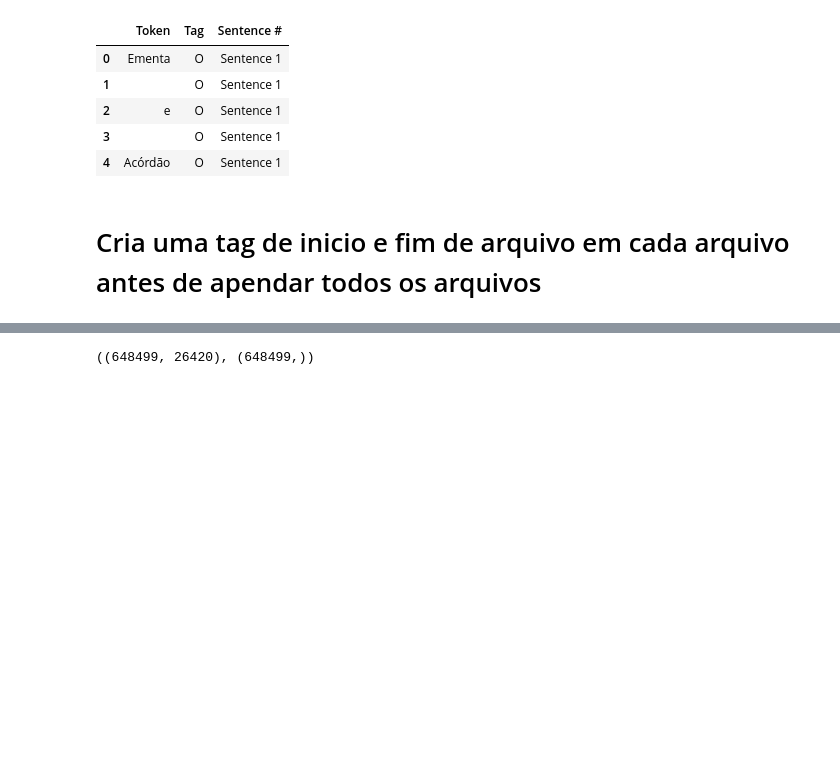
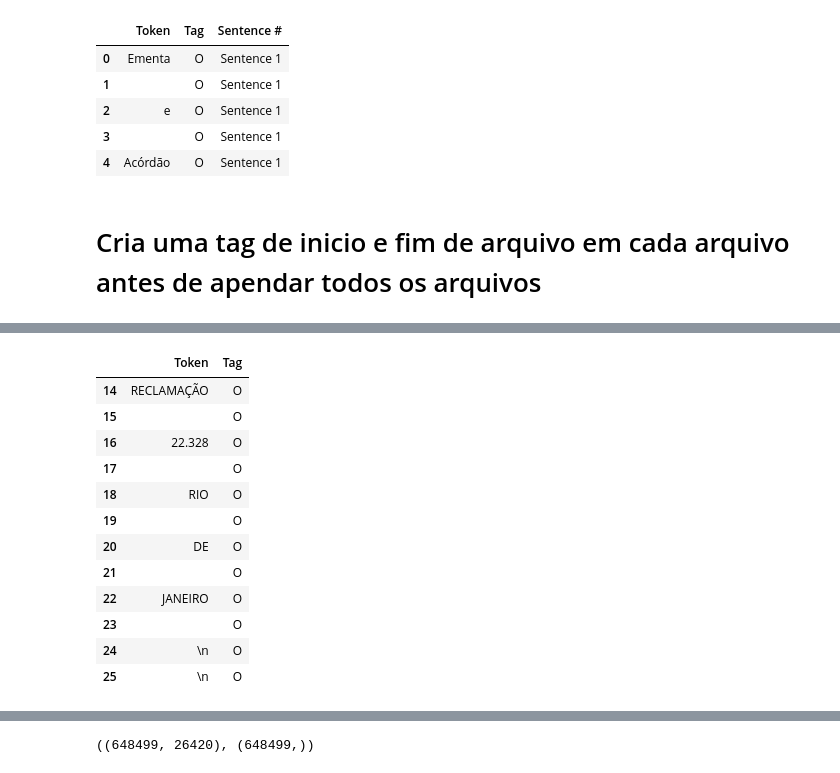
Before and after one commit to felipeasilva1/doccano, a Jupyter notebook: ncdj-tools/export_utility/Concatenar arquivos.ipynb, the cells around one changed output, grey strips where cells are left out. Cells and saved outputs as stored; diff of their text form; code cells hidden in the pictures; blank space fills up the shorter version.

```diff
--- a/ncdj-tools/export_utility/Concatenar arquivos.ipynb
+++ b/ncdj-tools/export_utility/Concatenar arquivos.ipynb
@@ -178,0 +148,17 @@ KeyError: 967905
+# %%
+i = 1
+combined_csv.iloc[starts[i-1]+2:starts[i]+2]
+# %% [output]
+|  | Token | Tag |
+| 14 | RECLAMAÇÃO | O |
+| 15 |  | O |
+| 16 | 22.328 | O |
+| 17 |  | O |
+| 18 | RIO | O |
+| 19 |  | O |
+| 20 | DE | O |
+| 21 |  | O |
+| 22 | JANEIRO | O |
+| 23 |  | O |
+| 24 | \n | O |
+| 25 | \n | O |
```
Also changed, not shown: parts of 23 cells of this notebook.
